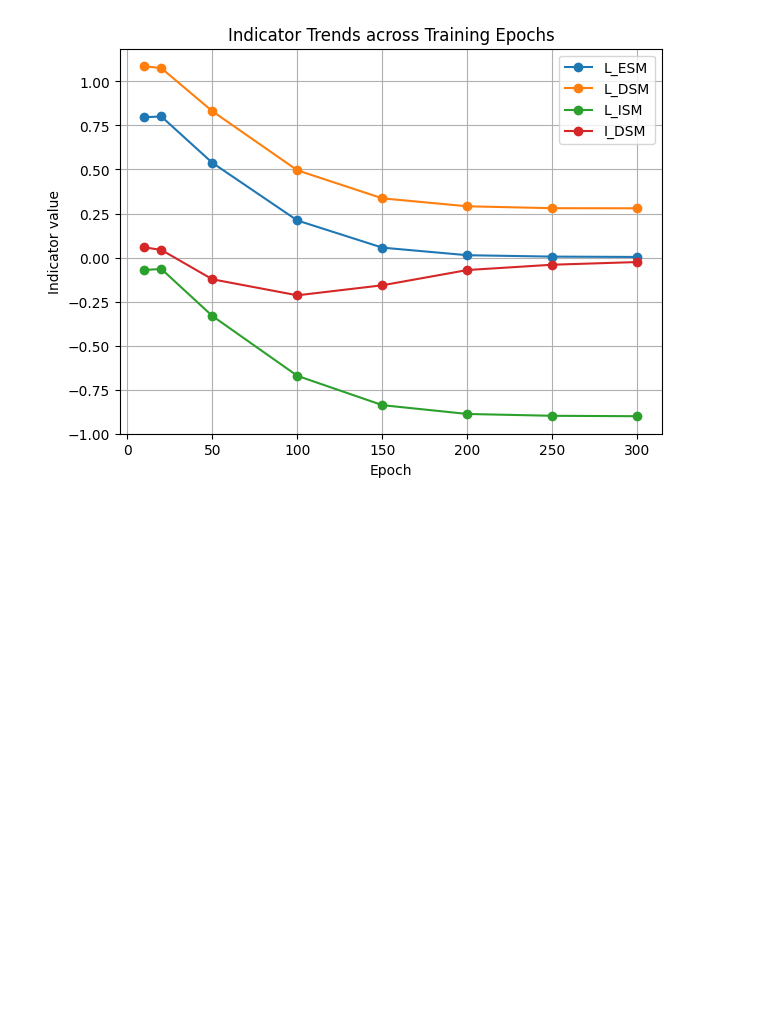
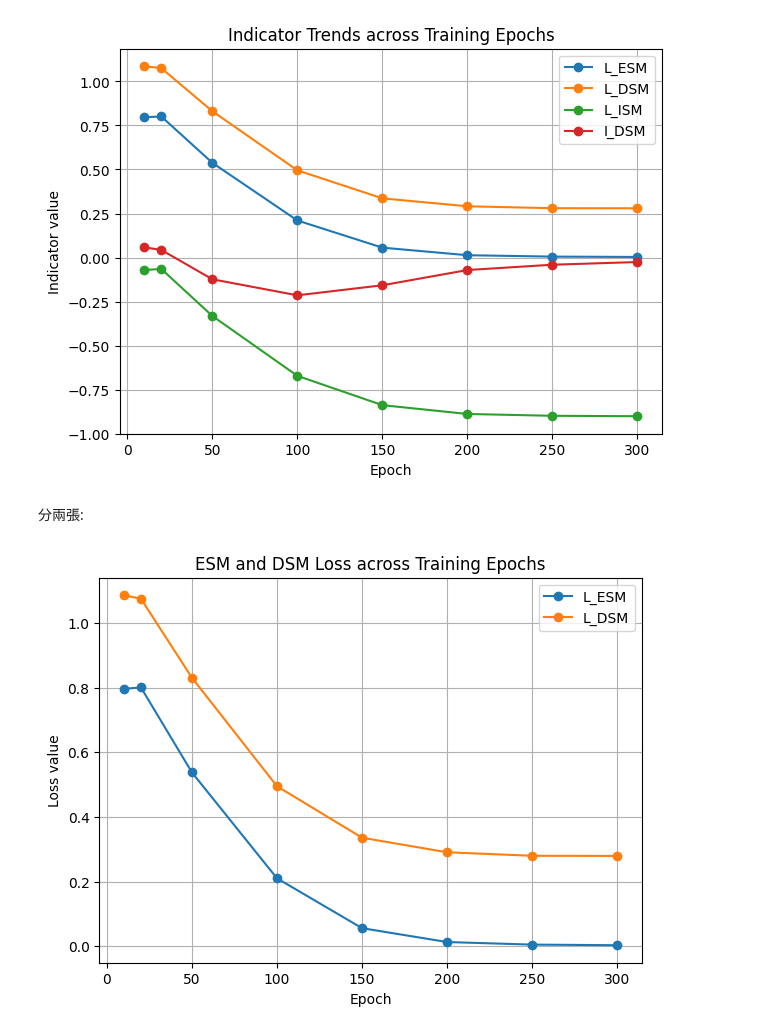
Before and after one commit to XuanWeiWang-999/2025Autumn_ML-project-DiffusionModel_02, a Jupyter notebook: 20260616_code/1D-OU_diffEpochs.ipynb, the cells around one changed output. Saved outputs shown, nothing was run; the diff lists cells and outputs as text; code cells hidden in the pictures; blank space fills up the shorter version.

```diff
--- a/20260616_code/1D-OU_diffEpochs.ipynb
+++ b/20260616_code/1D-OU_diffEpochs.ipynb
@@ -674,3 +674,19 @@ plt.grid(True)
 plt.show()
 # %% [output]
 [figure]
+# %% [markdown]
+分兩張:
+# %%
+plt.figure(figsize=(7, 5))
+
+plt.plot(df_summary["epoch"], df_summary["L_ESM"], marker="o", label="L_ESM")
+plt.plot(df_summary["epoch"], df_summary["L_DSM"], marker="o", label="L_DSM")
+
+plt.xlabel("Epoch")
+plt.ylabel("Loss value")
+plt.title("ESM and DSM Loss across Training Epochs")
+plt.legend()
+plt.grid(True)
+plt.show()
+# %% [output]
+[figure, added]
```
Also changed, not shown: parts of 2 cells of this notebook.
